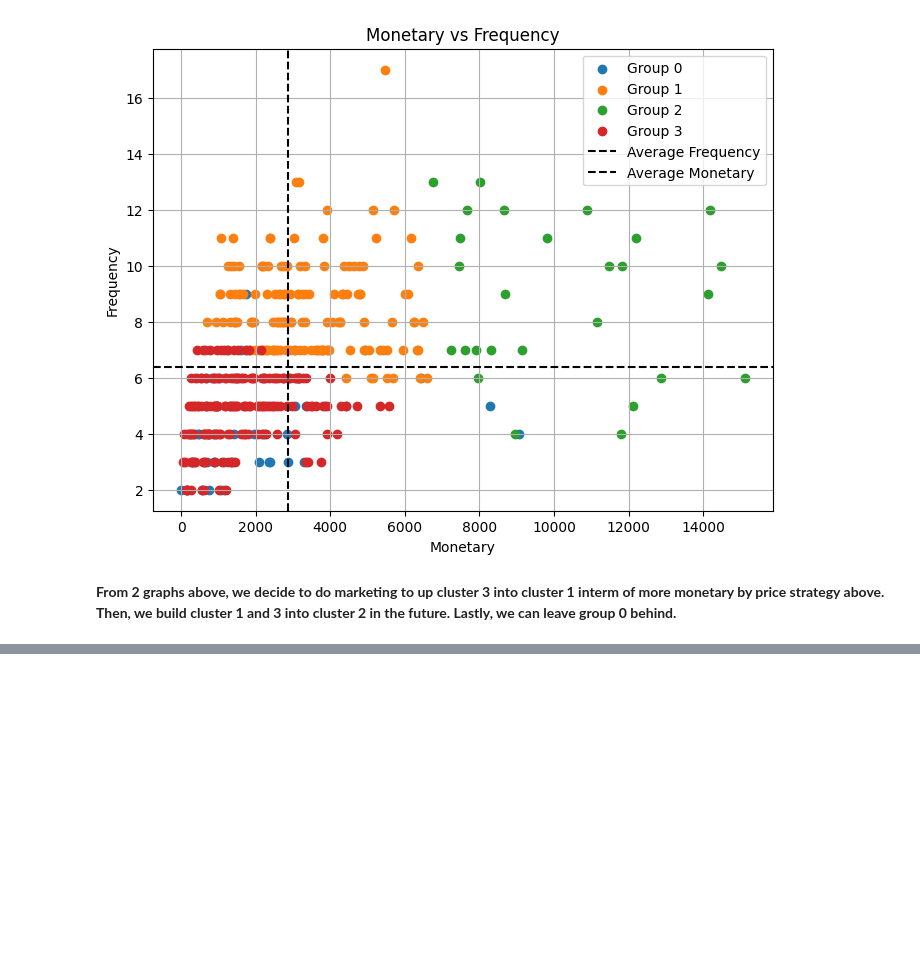
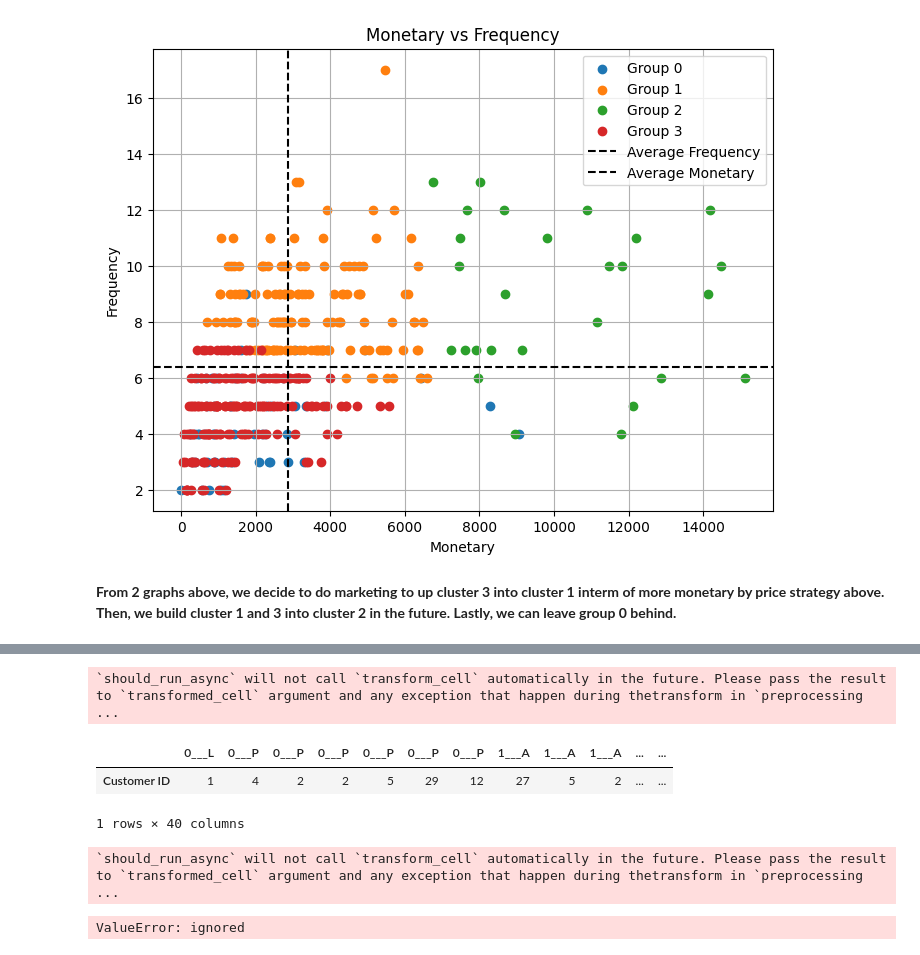
Before and after one commit to Krittapad12348/Superstore_Analysis, a Jupyter notebook: superstore_python.ipynb, the cells around one changed output, grey strips where cells are left out. Drawn from its saved outputs; the diff is of its cells as text; code cells hidden in the pictures; blank space fills up the shorter version.

```diff
--- a/superstore_python.ipynb
+++ b/superstore_python.ipynb
@@ -1371,0 +1452,25 @@ plt.show()
+# %%
+flat_cols = []
+
+# iterate through this tuples and
+# join them as single string
+for i in rfm_pivot.columns:
+    flat_cols.append(str(i[0])+'_'+str(i[1])+'_'+str(i[2]))
+
+# now assign the list of flattened
+# columns to the grouped columns.
+rfm_pivot.columns = flat_cols
+rfm_pivot
+# %% [output]
+`should_run_async` will not call `transform_cell` automatically in the future. Please pass the result to `transformed_cell` argument and any exception that happen during thetransform in `preprocessing ...
+|  | 0___L | 0___P | 0___P | 0___P | 0___P | 0___P | 0___P | 1___A | 1___A | 1___A | ... | ... |
+| Customer ID | 1 | 4 | 2 | 2 | 5 | 29 | 12 | 27 | 5 | 2 | ... | ... |
+1 rows × 40 columns
+# %%
+
+fig = px.treemap(rfm_pivot, path=[('Cluster', 'Segment', 'Score')], values=rfm_pivot.index, title='Hierarchical TreeMap Plot')
+
+fig.show()
+# %% [output]
+`should_run_async` will not call `transform_cell` automatically in the future. Please pass the result to `transformed_cell` argument and any exception that happen during thetransform in `preprocessing ...
+ValueError: ignored
```
Also changed, not shown: parts of 4 cells of this notebook.
